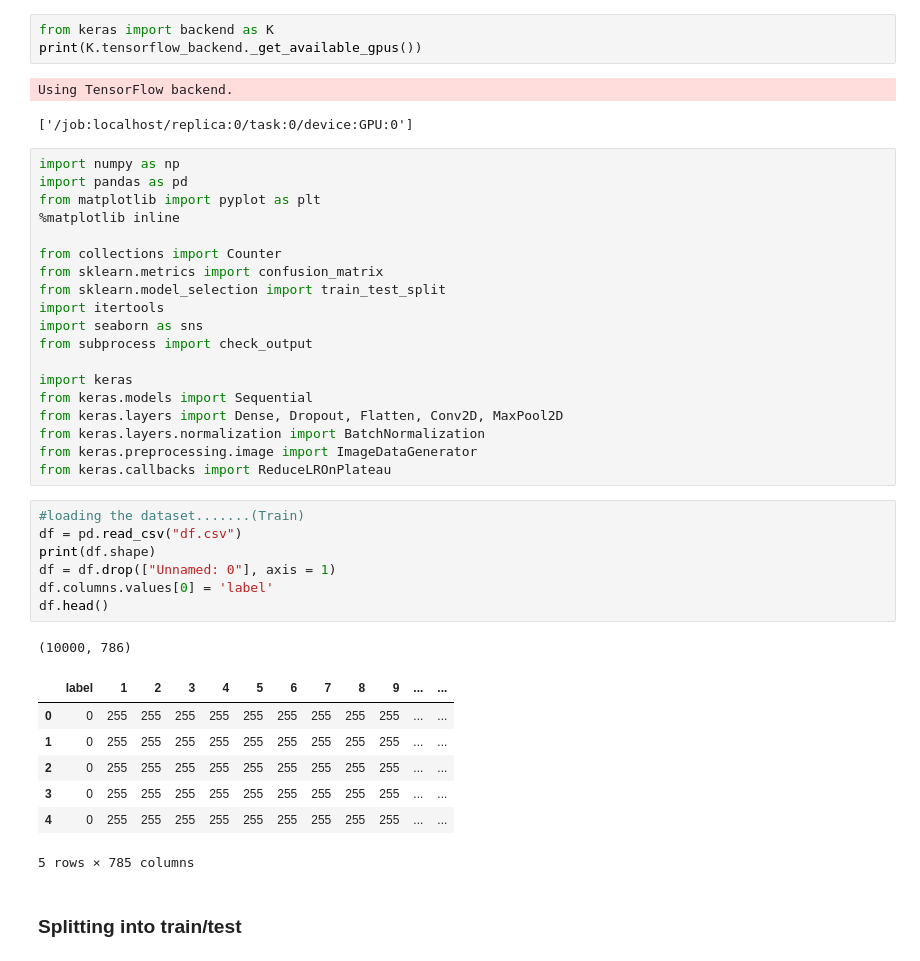
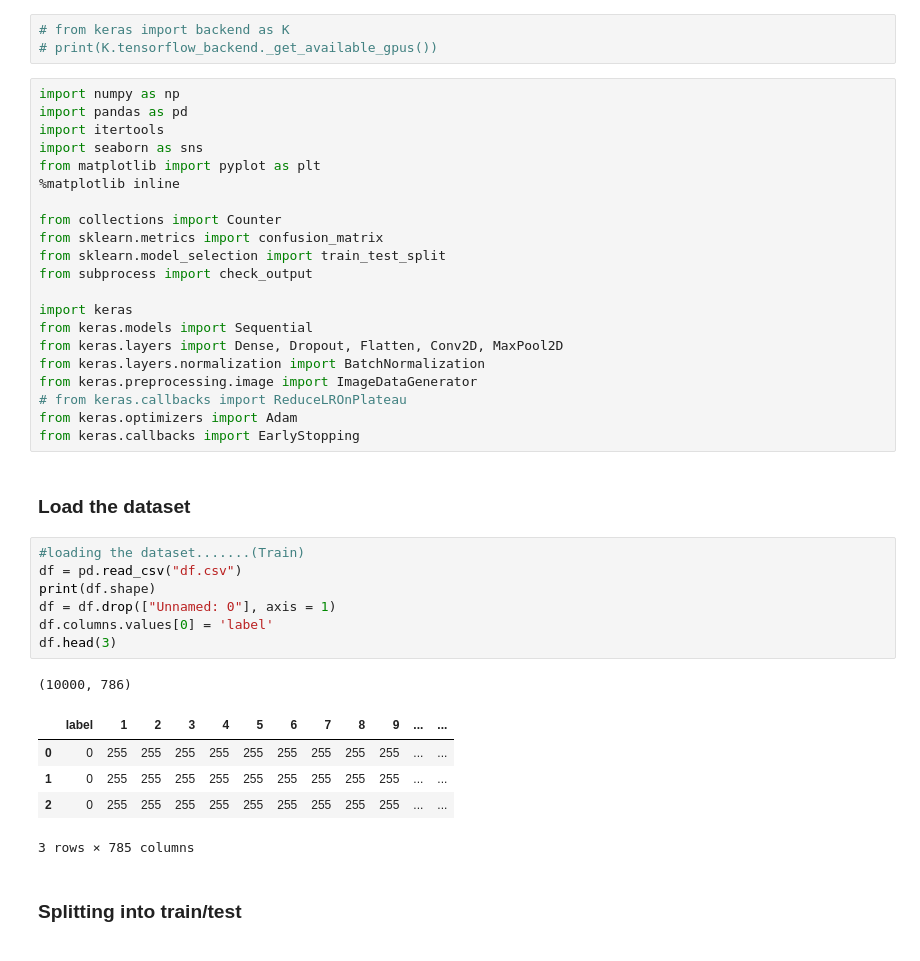
Before and after one commit to blawok/machine-learning-university-projects, a Jupyter notebook: digits/cnn_digits.ipynb, the cells around one changed output. Saved outputs shown, nothing was run; the diff lists cells and outputs as text.

```diff
--- a/digits/cnn_digits.ipynb
+++ b/digits/cnn_digits.ipynb
@@ -1,20 +1,17 @@
 # %%
-from keras import backend as K
-print(K.tensorflow_backend._get_available_gpus())
+# from keras import backend as K
+# print(K.tensorflow_backend._get_available_gpus())
-# %% [output]
-Using TensorFlow backend.
-['/job:localhost/replica:0/task:0/device:GPU:0']
 # %%
 import numpy as np
 import pandas as pd
+import itertools
+import seaborn as sns
 from matplotlib import pyplot as plt
 %matplotlib inline
 
 from collections import Counter
 from sklearn.metrics import confusion_matrix
 from sklearn.model_selection import train_test_split
-import itertools
-import seaborn as sns
 from subprocess import check_output
 
 import keras
@@ -22,23 +19,25 @@ from keras.models import Sequential
 from keras.layers import Dense, Dropout, Flatten, Conv2D, MaxPool2D
 from keras.layers.normalization import BatchNormalization
 from keras.preprocessing.image import ImageDataGenerator
-from keras.callbacks import ReduceLROnPlateau
+# from keras.callbacks import ReduceLROnPlateau
+from keras.optimizers import Adam
+from keras.callbacks import EarlyStopping
+# %% [markdown]
+### Load the dataset
 # %%
 #loading the dataset.......(Train)
 df = pd.read_csv("df.csv")
 print(df.shape)
 df = df.drop(["Unnamed: 0"], axis = 1)
 df.columns.values[0] = 'label'
-df.head()
+df.head(3)
 # %% [output]
 (10000, 786)
 |  | label | 1 | 2 | 3 | 4 | 5 | 6 | 7 | 8 | 9 | ... | ... |
 | 0 | 0 | 255 | 255 | 255 | 255 | 255 | 255 | 255 | 255 | 255 | ... | ... |
 | 1 | 0 | 255 | 255 | 255 | 255 | 255 | 255 | 255 | 255 | 255 | ... | ... |
 | 2 | 0 | 255 | 255 | 255 | 255 | 255 | 255 | 255 | 255 | 255 | ... | ... |
-| 3 | 0 | 255 | 255 | 255 | 255 | 255 | 255 | 255 | 255 | 255 | ... | ... |
-| 4 | 0 | 255 | 255 | 255 | 255 | 255 | 255 | 255 | 255 | 255 | ... | ... |
-5 rows × 785 columns
+3 rows × 785 columns
 # %% [markdown]
 ### Splitting into train/test
 # %%
```
Also changed, not shown: parts of 11 cells of this notebook, 1 other file.
